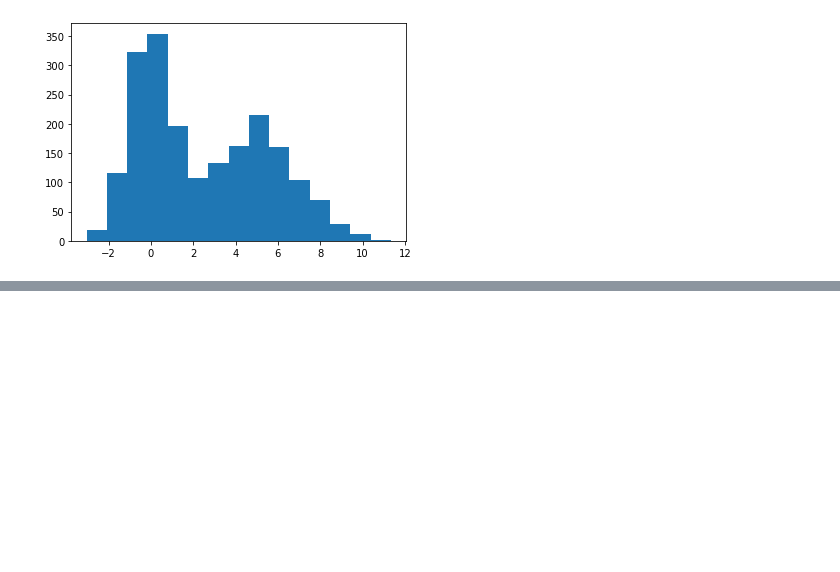
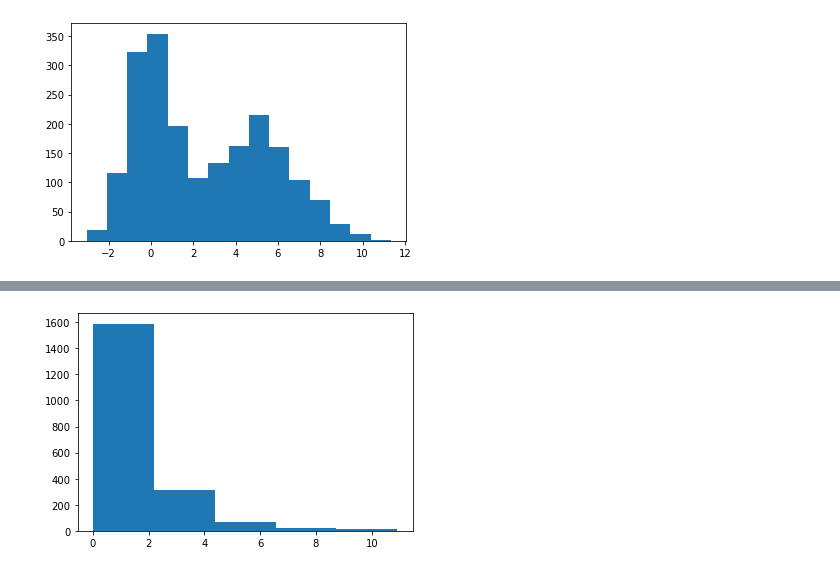
Before and after one commit to gelaim/data_science, a Jupyter notebook: statistics/Histograms.ipynb, the cells around one changed output, grey strips where cells are left out. Drawn from its saved outputs; the diff is of its cells as text; code cells hidden in the pictures; blank space fills up the shorter version.

```diff
--- a/statistics/Histograms.ipynb
+++ b/statistics/Histograms.ipynb
@@ -60,0 +63,4 @@ TypeError: exponential() got an unexpected keyword argument 'loc'
+# %%
+_ = plt.hist(a, bins=5)
+# %% [output]
+[figure, added]
```
Also changed, not shown: parts of 4 cells of this notebook, 1 other file.
